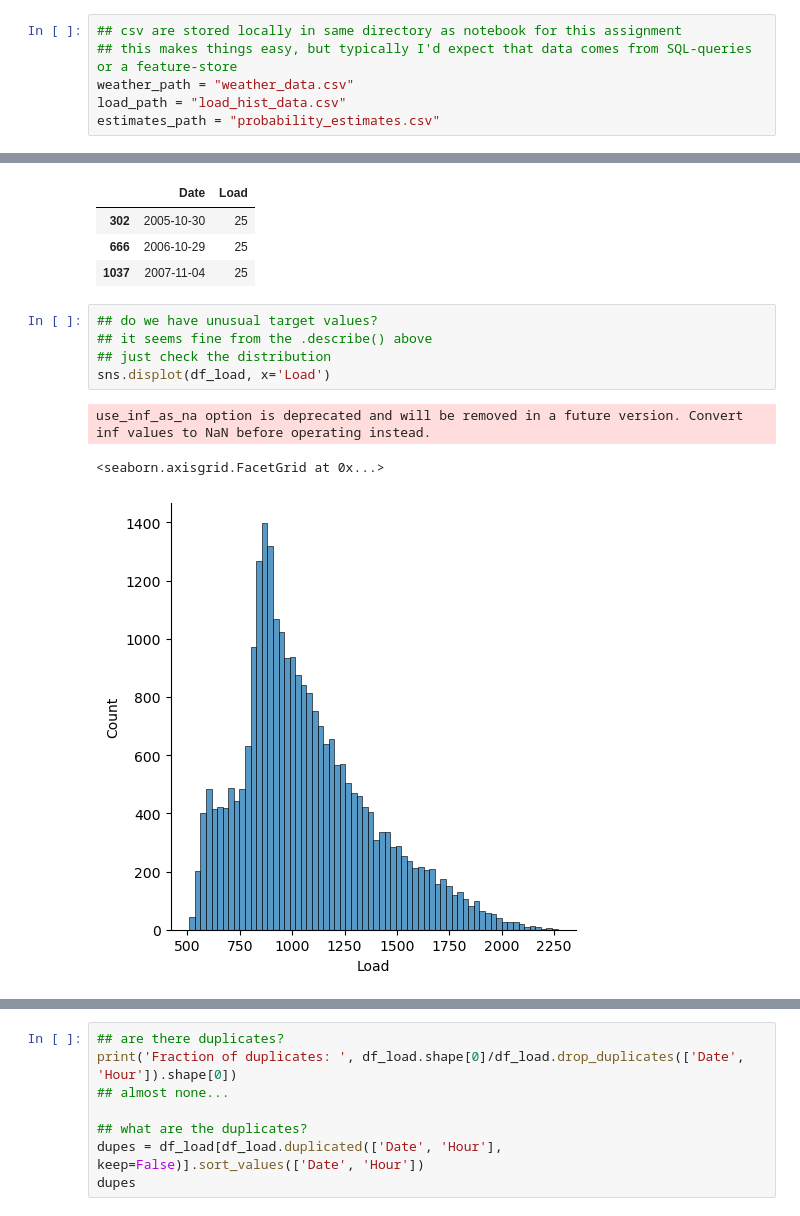
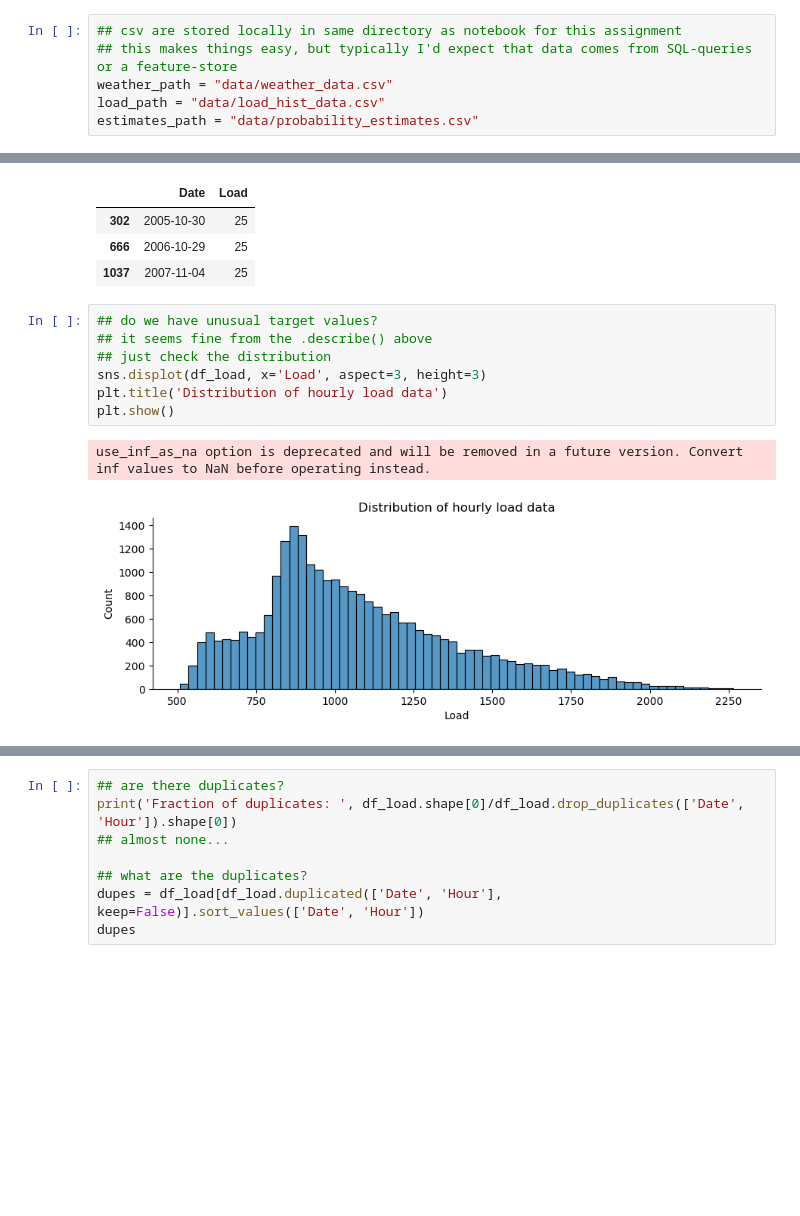
Before and after one commit to Jbultema/amperon_take_home, a Jupyter notebook: Bultema_amperon_analysis.ipynb, the cells around one changed output, grey strips where cells are left out. Drawn from its saved outputs; the diff is of its cells as text; blank space fills up the shorter version.

```diff
--- a/Bultema_amperon_analysis.ipynb
+++ b/Bultema_amperon_analysis.ipynb
@@ -16,9 +18,9 @@ import shap
 # %%
 ## csv are stored locally in same directory as notebook for this assignment
 ## this makes things easy, but typically I'd expect that data comes from SQL-queries or a feature-store
-weather_path = "weather_data.csv"
-load_path = "load_hist_data.csv"
-estimates_path = "probability_estimates.csv"
+weather_path = "data/weather_data.csv"
+load_path = "data/load_hist_data.csv"
+estimates_path = "data/probability_estimates.csv"
 # %%
 # 4 years of weather data in the file “weather_data.csv”
 # There are 28 stations with hourly weather for each
@@ -266,11 +268,12 @@ counts_all[counts_all['Load']!=24]
 # %%
 ## do we have unusual target values?
 ## it seems fine from the .describe() above
 ## just check the distribution
-sns.displot(df_load, x='Load')
+sns.displot(df_load, x='Load', aspect=3, height=3)
+plt.title('Distribution of hourly load data')
+plt.show()
 # %% [output]
 use_inf_as_na option is deprecated and will be removed in a future version. Convert inf values to NaN before operating instead.
-<seaborn.axisgrid.FacetGrid at 0x...>
-[figure, old version]
+[figure, new version]
 # %%
 ## plot the pattern over time to check for issues
```
Also changed, not shown: parts of 10 cells of this notebook, 7 other files.
